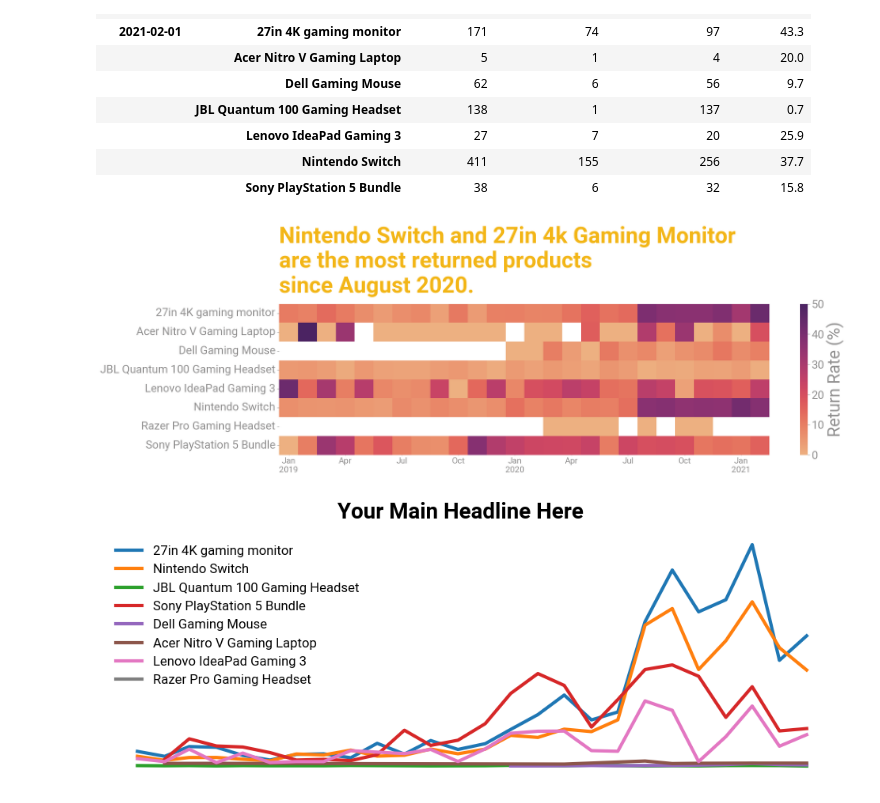
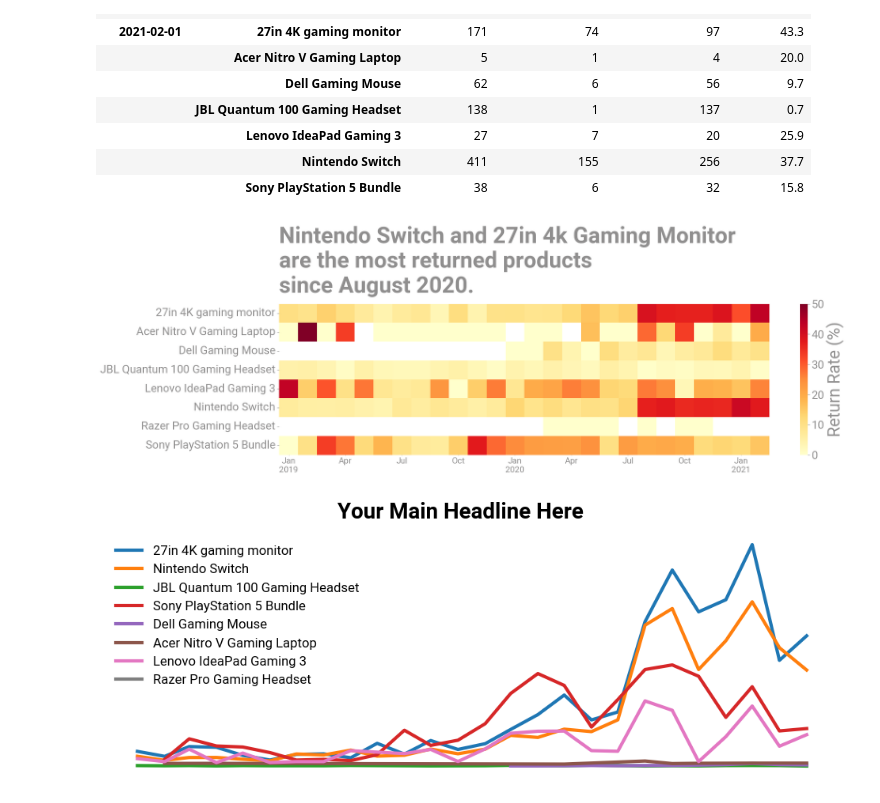
Before and after one commit to mjsluminarias/gamezone-ecommerce, a Jupyter notebook: code_queries/refunds.ipynb, the cells around one changed output. Drawn from its saved outputs; the diff is of its cells as text; code cells hidden in the pictures.

```diff
--- a/code_queries/refunds.ipynb
+++ b/code_queries/refunds.ipynb
@@ -89,7 +89,7 @@ sample.tail(10)
 |  | Sony PlayStation 5 Bundle | 38 | 6 | 32 | 15.8 |
 # %%
 fig, ax = plt.subplots(figsize=(20, 6.5))
-sns.heatmap(pivot_df, annot=False, mask = mask, cmap="flare", linewidths=0, ax=ax)
+sns.heatmap(pivot_df, annot=False, mask = mask, cmap="YlOrRd", linewidths=0, ax=ax)
 
 for spine in ax.spines.values():
     spine.set_visible(False)
@@ -97,35 +97,35 @@ for spine in ax.spines.values():
 dates = pivot_df.columns  # DatetimeIndex
 positions = [i + 0.5 for i in range(len(dates))]  # cell centers
 
 # label every quarter: "Jan\n2024" on January, just "Apr", "Jul", "Oct" otherwise
 labels = []
 ticks = []
 for pos, d in zip(positions, dates):
     if d.month in (1, 4, 7, 10):
         ticks.append(pos)
         labels.append(d.strftime("%b\n%Y") if d.month == 1 else d.strftime("%b"))
 
 # ax.set_title("My Left-Aligned Title", loc="left")
-ax.set_title("Nintendo Switch and 27in 4k Gaming Monitor\nare the most returned products\nsince August 2020.", fontsize=40, fontweight="bold", loc="left", pad=20, color ="#f3b617")
+ax.set_title("Nintendo Switch and 27in 4k Gaming Monitor\nare the most returned products\nsince August 2020.", fontsize=40, fontweight="bold", loc="left", pad=20, color ="#908F8F")
 
 
 ax.set_xticks(ticks)
 ax.set_xticklabels(labels, rotation=0, size = 15)
 ax.set_xlabel("")
 ax.set_ylabel("")
 ax.tick_params(axis="x", length=1, colors="#908F8F")
 ax.tick_params(axis='y', colors="#908F8F", labelsize=20)
 
 cbar = ax.collections[0].colorbar
 cbar.ax.tick_params(labelsize=20, colors="#908F8F")
 cbar.set_label("Return Rate (%)", color="#908F8F", size=30)
 
 
 plt.tight_layout()
 plt.savefig("../figures/refunds/refund_rates_heatmap.png", transparent=True, dpi=300, bbox_inches = "tight")
 plt.show()
 # %% [output]
-[figure, old version]
+[figure, new version]
 # %%
 fig, ax = plt.subplots(figsize=(12, 4))
 
```
Also changed, not shown: parts of 1 cell of this notebook, 8 other files.
